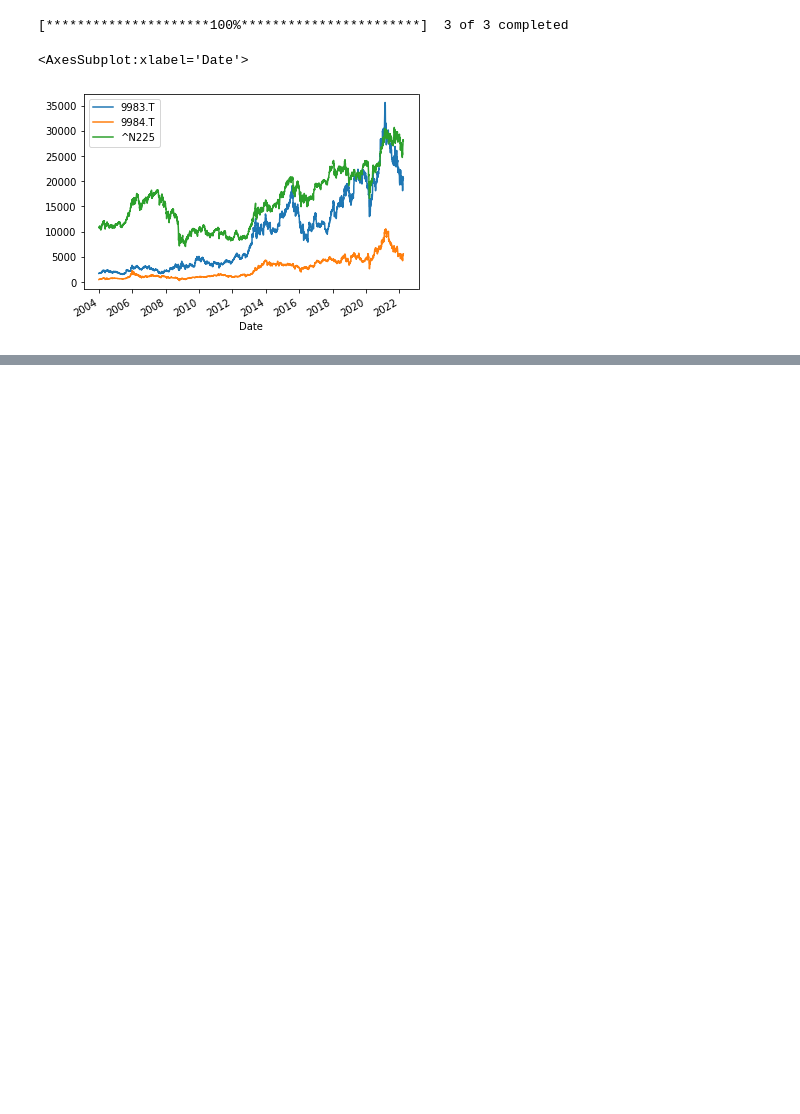
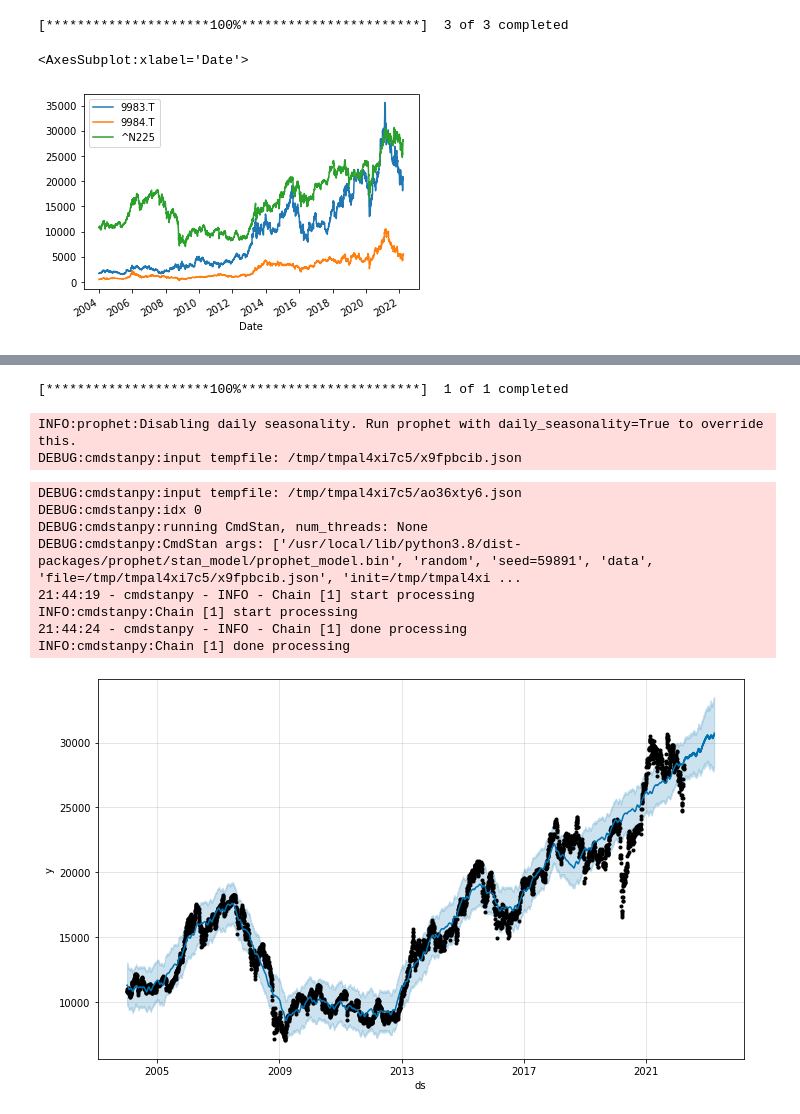
Before and after one commit to hirokimituya/book_stock-price-analysis, a Jupyter notebook: ch7.ipynb, the cells around one changed output, grey strips where cells are left out. Drawn from its saved outputs; the diff is of its cells as text; code cells hidden in the pictures; blank space fills up the shorter version.

```diff
--- a/ch7.ipynb
+++ b/ch7.ipynb
@@ -993,0 +1029,34 @@ df.plot()
+# %%
+"""日経平均株価の予想"""
+from prophet import Prophet
+import plotly.express as px
+import yfinance as yf
+import datetime
+
+start = datetime.date(2004, 1, 1)
+end = datetime.date(2022, 3, 31)
+
+df = yf.download('^N225', start=start, end=end)  # 日経平均
+
+df['ds'] = df.index     # dsカラムに日付を格納
+df = df.rename(columns={'Close': 'y'})  # Closeカラムの名前をyに変更
+
+prop = Prophet()
+prop.fit(df)    # データフレームをセット
+future = prop.make_future_dataframe(periods=365)    # 365日の期間を設定
+forecast = prop.predict(future)     # 予想を実行
+fig = prop.plot(forecast)
+fig.show()
+# %% [output]
+[*********************100%***********************]  1 of 1 completed
+INFO:prophet:Disabling daily seasonality. Run prophet with daily_seasonality=True to override this.
+DEBUG:cmdstanpy:input tempfile: /tmp/tmpal4xi7c5/x9fpbcib.json
+DEBUG:cmdstanpy:input tempfile: /tmp/tmpal4xi7c5/ao36xty6.json
+DEBUG:cmdstanpy:idx 0
+DEBUG:cmdstanpy:running CmdStan, num_threads: None
+DEBUG:cmdstanpy:CmdStan args: ['/usr/local/lib/python3.8/dist-packages/prophet/stan_model/prophet_model.bin', 'random', 'seed=59891', 'data', 'file=/tmp/tmpal4xi7c5/x9fpbcib.json', 'init=/tmp/tmpal4xi ...
+21:44:19 - cmdstanpy - INFO - Chain [1] start processing
+INFO:cmdstanpy:Chain [1] start processing
+21:44:24 - cmdstanpy - INFO - Chain [1] done processing
+INFO:cmdstanpy:Chain [1] done processing
+[figure, added]
```
Also changed, not shown: parts of 4 cells of this notebook.
